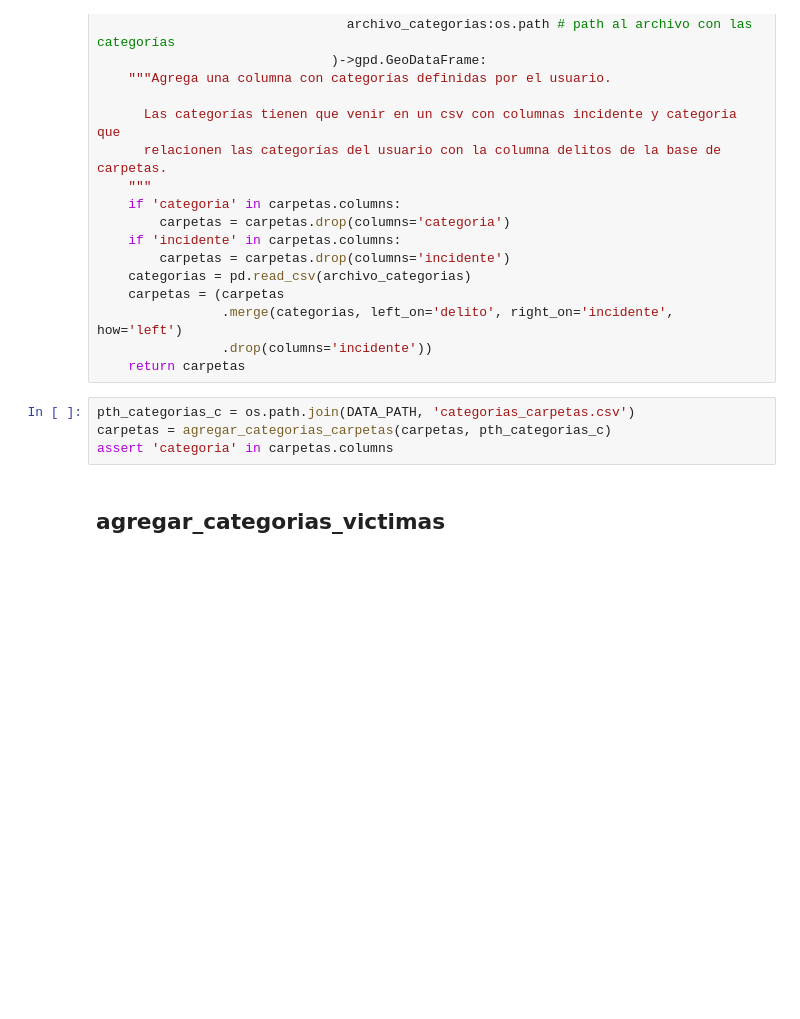
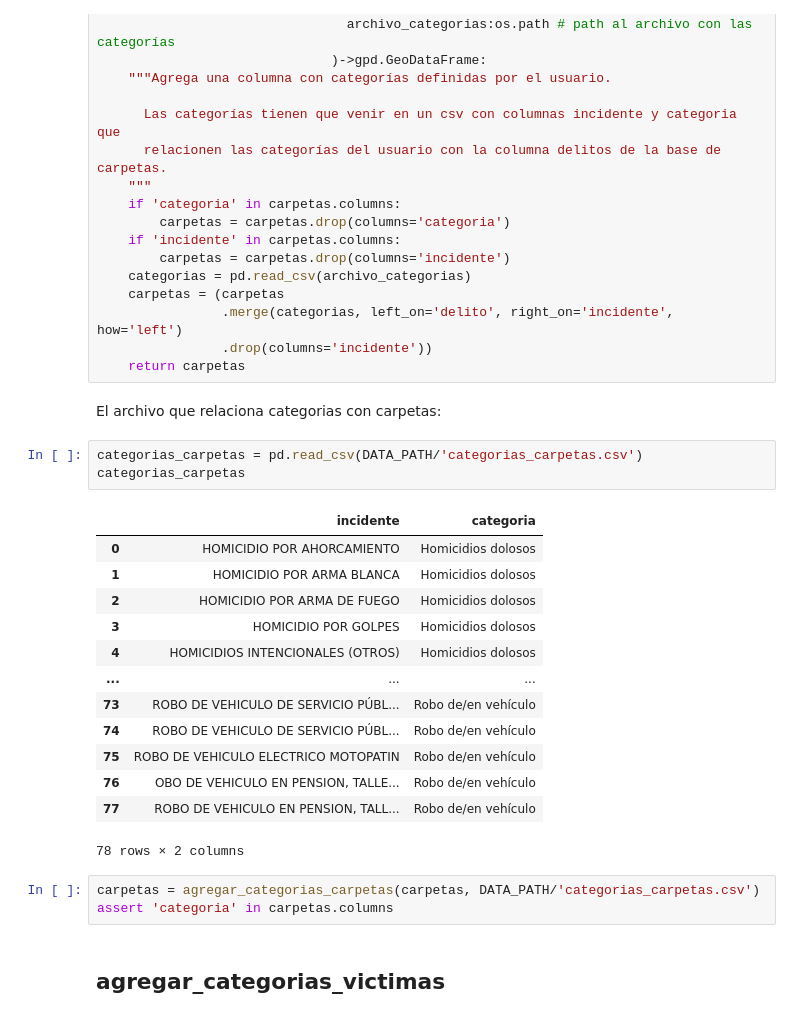
Before and after one commit to CentroGeo/criminologia_cdmx, a Jupyter notebook: nbs/api/00_etl.ipynb, the cells around one changed output. Cells and saved outputs as stored; diff of their text form; blank space fills up the shorter version.

```diff
--- a/nbs/api/00_etl.ipynb
+++ b/nbs/api/00_etl.ipynb
@@ -269,9 +276,27 @@ def agregar_categorias_carpetas(carpetas:gpd.GeoDataFrame, # Carpetas de investi
                 .merge(categorias, left_on='delito', right_on='incidente', how='left')
                 .drop(columns='incidente'))
     return carpetas
+# %% [markdown]
+El archivo que relaciona categorias con carpetas:
+# %%
+categorias_carpetas = pd.read_csv(DATA_PATH/'categorias_carpetas.csv')
+categorias_carpetas
+# %% [output]
+|  | incidente | categoria |
+| 0 | HOMICIDIO POR AHORCAMIENTO | Homicidios dolosos |
+| 1 | HOMICIDIO POR ARMA BLANCA | Homicidios dolosos |
+| 2 | HOMICIDIO POR ARMA DE FUEGO | Homicidios dolosos |
+| 3 | HOMICIDIO POR GOLPES | Homicidios dolosos |
+| 4 | HOMICIDIOS INTENCIONALES (OTROS) | Homicidios dolosos |
+| ... | ... | ... |
+| 73 | ROBO DE VEHICULO DE SERVICIO PÚBL... | Robo de/en vehículo |
+| 74 | ROBO DE VEHICULO DE SERVICIO PÚBL... | Robo de/en vehículo |
+| 75 | ROBO DE VEHICULO ELECTRICO MOTOPATIN | Robo de/en vehículo |
+| 76 | OBO DE VEHICULO EN PENSION, TALLE... | Robo de/en vehículo |
+| 77 | ROBO DE VEHICULO EN PENSION, TALL... | Robo de/en vehículo |
+78 rows × 2 columns
 # %%
-pth_categorias_c = os.path.join(DATA_PATH, 'categorias_carpetas.csv')
-carpetas = agregar_categorias_carpetas(carpetas, pth_categorias_c)
+carpetas = agregar_categorias_carpetas(carpetas, DATA_PATH/'categorias_carpetas.csv')
 assert 'categoria' in carpetas.columns
 # %% [markdown]
 ## agregar_categorias_victimas
```
Also changed, not shown: parts of 5 cells of this notebook, 5 other files.
